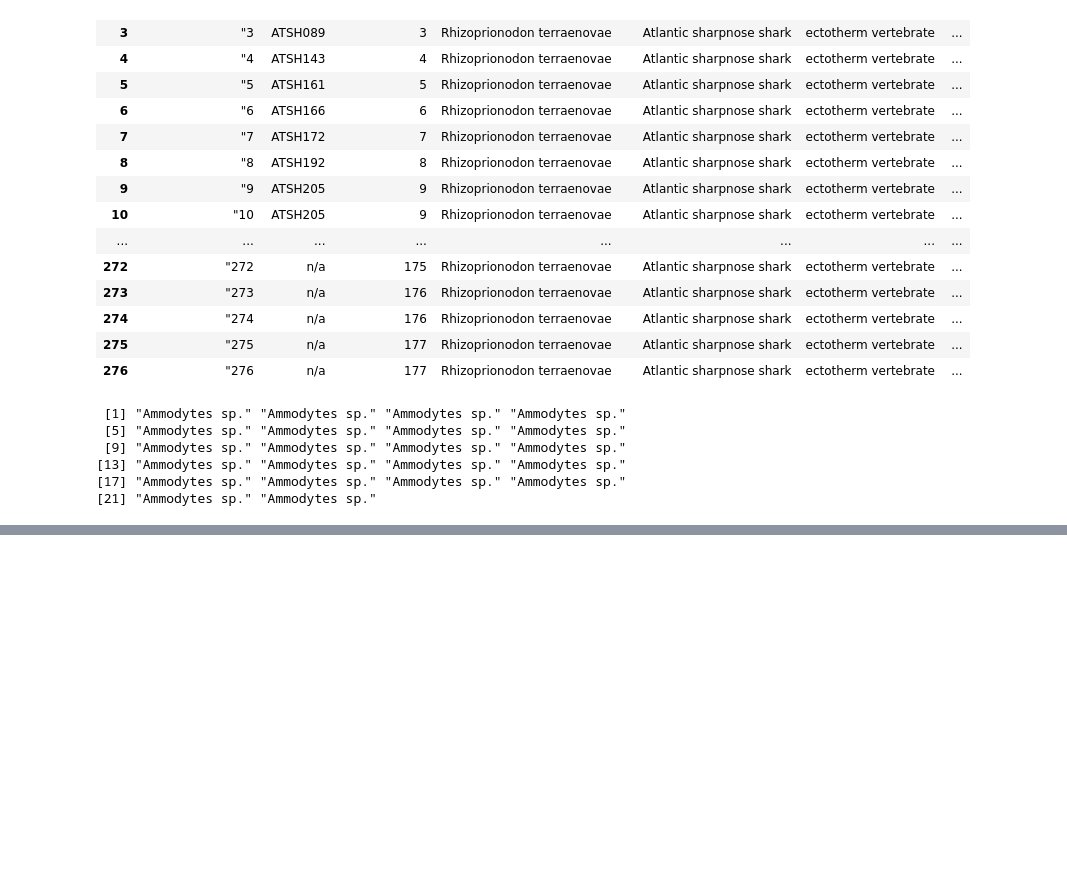
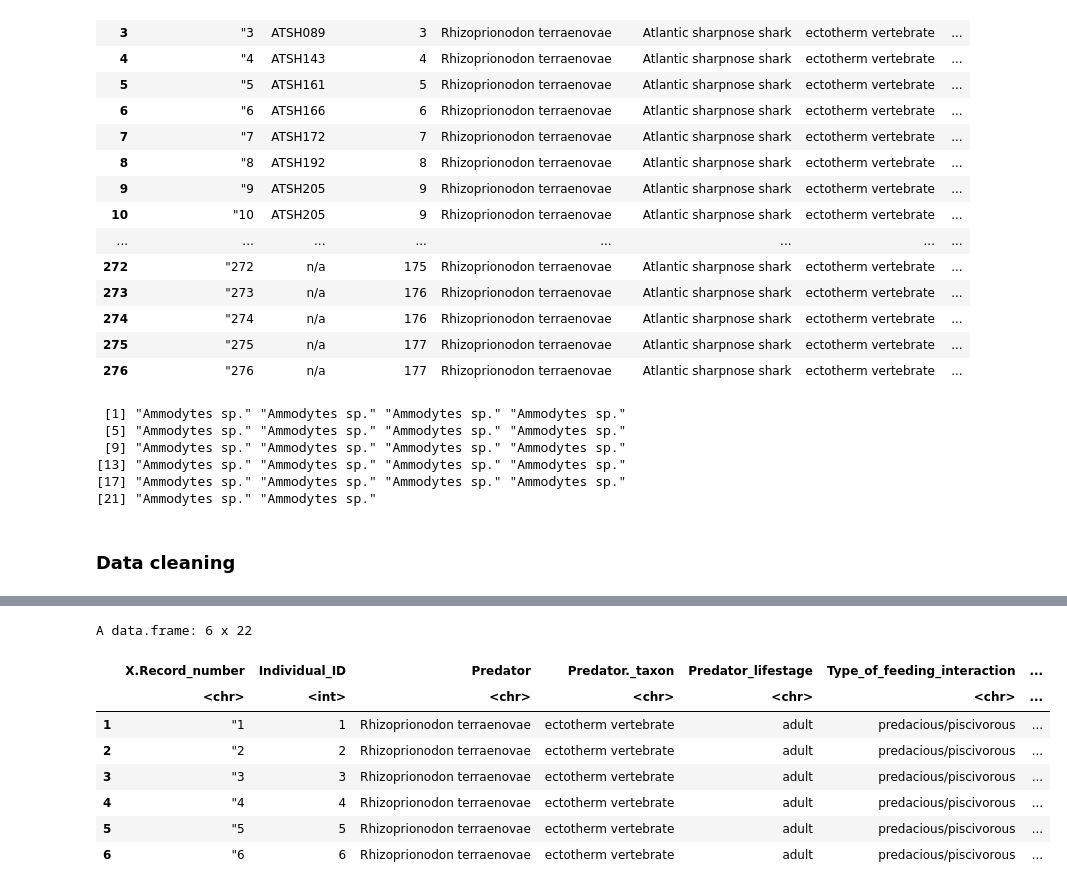
Before and after one commit to zfourati/Predator-and-prey-body-sizes-in-marine-food-webs, a Jupyter notebook: script.ipynb, the cells around one changed output, grey strips where cells are left out. Drawn from its saved outputs; the diff is of its cells as text; code cells hidden in the pictures; blank space fills up the shorter version.

Commit message:
Fix: data loading — use tab delimiter, handle quotes and robust cols selection in script.ipynb

```diff
--- a/script.ipynb
+++ b/script.ipynb
@@ -150,3 +154,29 @@ data[data$Individual_ID==300,]$`Prey`
 [13] "Ammodytes sp." "Ammodytes sp." "Ammodytes sp." "Ammodytes sp."
 [17] "Ammodytes sp." "Ammodytes sp." "Ammodytes sp." "Ammodytes sp."
 [21] "Ammodytes sp." "Ammodytes sp."
+# %% [markdown]
+### Data cleaning
+# %%
+data_raw <- read.csv(
+  "Predator_and_prey_body_sizes_in_marine_food_webs.csv",
+  header = TRUE,
+  sep = "\t",
+  quote = "",
+  check.names = TRUE,
+  strip.white = TRUE,
+  fileEncoding = "latin1"
+)
+
+cols_to_keep <- c("X.Record_number", "Individual_ID", "Predator",
+                  "Predator._taxon", "Predator_lifestage",
+                  "Type_of_feeding_interaction", "Standardised.predator.length",
+                  "SI.predator.mass", "Diet.coverage",
+                  "Prey", "Prey.taxon", "SI.prey.length", "SI.prey.mass",
+                  "Geographic.location", "Latitude", "Longitude",
+                  "Depth", "Mean.annual.temp", "SD.annual.temp",
+                  "Mean.PP", "SD.PP", "Specific.habitat")
+
+data_clean <- data_raw[, cols_present, drop = FALSE]
+
+head(data_clean)
+# %% [output]
@@ -152,0 +185,9 @@ data[data$Individual_ID==300,]$`Prey`
+A data.frame: 6 x 22
+|  | X.Record_number | Individual_ID | Predator | Predator._taxon | Predator_lifestage | Type_of_feeding_interaction | ... |
+|  | <chr> | <int> | <chr> | <chr> | <chr> | <chr> | ... |
+| 1 | "1 | 1 | Rhizoprionodon terraenovae | ectotherm vertebrate | adult | predacious/piscivorous | ... |
+| 2 | "2 | 2 | Rhizoprionodon terraenovae | ectotherm vertebrate | adult | predacious/piscivorous | ... |
+| 3 | "3 | 3 | Rhizoprionodon terraenovae | ectotherm vertebrate | adult | predacious/piscivorous | ... |
+| 4 | "4 | 4 | Rhizoprionodon terraenovae | ectotherm vertebrate | adult | predacious/piscivorous | ... |
+| 5 | "5 | 5 | Rhizoprionodon terraenovae | ectotherm vertebrate | adult | predacious/piscivorous | ... |
+| 6 | "6 | 6 | Rhizoprionodon terraenovae | ectotherm vertebrate | adult | predacious/piscivorous | ... |
```
Also changed, not shown: parts of 2 cells of this notebook.
